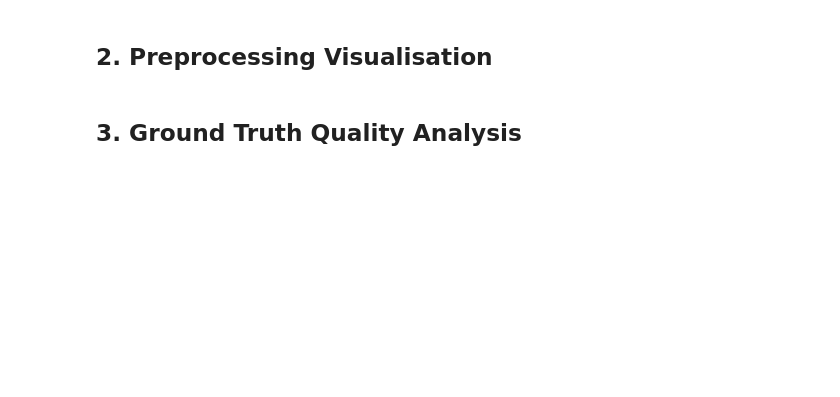
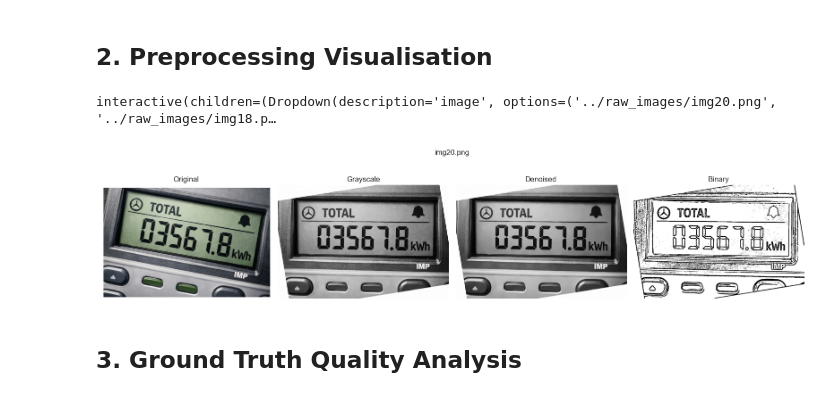
Before and after one commit to purplegeminii/ECG_OCR, a Jupyter notebook: notebooks/ecg_ocr_analysis.ipynb, the cells around one changed output. Saved outputs shown, nothing was run; the diff lists cells and outputs as text; code cells hidden in the pictures; blank space fills up the shorter version.

```diff
--- a/notebooks/ecg_ocr_analysis.ipynb
+++ b/notebooks/ecg_ocr_analysis.ipynb
@@ -67,51 +77,88 @@ plt.show()
 # %% [markdown]
 ## 2. Preprocessing Visualisation
 # %%
-import importlib
-preprocess_image_in_memory = importlib.import_module('scripts.07_inference').preprocess_image_in_memory
+# Import the actual preprocessing module to ensure consistency
+import importlib.util
+from loguru import logger
+logger.remove()
+
+spec = importlib.util.spec_from_file_location("preprocess", "../scripts/01_preprocess.py")
+if spec is None or spec.loader is None:
+    raise ImportError("Could not load preprocessing module from ../scripts/01_preprocess.py")
+preprocess_module = importlib.util.module_from_spec(spec)
+spec.loader.exec_module(preprocess_module)
 
 def show_preprocessing_steps(img_path_str):
+    """
+    Visualize preprocessing steps by executing the same code path as 01_preprocess.py
+    This guarantees the visualization matches production preprocessing exactly.
+    """
     img_path = Path(img_path_str)
     img = load_image_bgr(img_path)
 
     pre_cfg = cfg.get('preprocessing', {})
-    block_size = pre_cfg.get('adaptive_thresh_block_size', 11)
-    thresh_c   = pre_cfg.get('adaptive_thresh_c', 2)
+    target_width   = pre_cfg.get('target_width', 1000)
+    block_size     = pre_cfg.get('adaptive_thresh_block_size', 11)
+    thresh_c       = pre_cfg.get('adaptive_thresh_c', 2)
+    denoise_str    = pre_cfg.get('denoise_strength', 10)
+    do_deskew      = pre_cfg.get('deskew', True)
 
-    # Steps
-    gray    = cv2.cvtColor(img, cv2.COLOR_BGR2GRAY)
-    denoised = cv2.fastNlMeansDenoising(gray, h=10)
-    if block_size % 2 == 0: block_size += 1
-    binary  = cv2.adaptiveThreshold(denoised, 255, cv2.ADAPTIVE_THRESH_GAUSSIAN_C,
-                                     cv2.THRESH_BINARY, block_size, thresh_c)
-    kernel  = np.ones((1, 1), np.uint8)
+    # Use the actual preprocessing functions from the module
+    img = preprocess_module.resize_to_width(img, target_width)
+    img = preprocess_module.correct_perspective(img)
+
+    gray = cv2.cvtColor(img, cv2.COLOR_BGR2GRAY)
+
+    if do_deskew:
+        gray = preprocess_module.deskew(gray)
+
+    denoised = cv2.fastNlMeansDenoising(gray, h=denoise_str)
+
+    if block_size % 2 == 0:
+        block_size += 1
+    binary = cv2.adaptiveThreshold(
+        denoised, 255,
+        cv2.ADAPTIVE_THRESH_GAUSSIAN_C,
+        cv2.THRESH_BINARY,
+        block_size,
+        thresh_c
+    )
+
+    kernel = np.ones((1, 1), np.uint8)
     cleaned = cv2.morphologyEx(binary, cv2.MORPH_OPEN, kernel)
 
     fig, axes = plt.subplots(1, 4, figsize=(16, 4))
     fig.suptitle(img_path.name, fontsize=12)
 
     imgs   = [cv2.cvtColor(img, cv2.COLOR_BGR2RGB), gray, denoised, cleaned]
     titles = ['Original', 'Grayscale', 'Denoised', 'Binary']
     cmaps  = [None, 'gray', 'gray', 'gray']
 
     for ax, im, title, cmap in zip(axes, imgs, titles, cmaps):
         ax.imshow(im, cmap=cmap)
         ax.set_title(title)
         ax.axis('off')
 
     plt.tight_layout()
-    plt.show()
+    # plt.show()
+    # plt.close(fig)
 
 # Usage: change path to one of your images
 # show_preprocessing_steps('../raw_images/sample_meter.jpg')
+
+img_extentions = ['*.jpg', '*.jpeg', '*.png']
+raw_imgs = [Path('../raw_images').glob(pattern) for pattern in img_extentions]
 
 raw_imgs = list(Path('../raw_images').glob('*.jpg')) + list(Path('../raw_images').glob('*.png'))
 if raw_imgs:
     @interact(image=[str(p) for p in raw_imgs[:20]])
     def interactive_preprocess(image):
         show_preprocessing_steps(image)
 else:
     print('Add images to raw_images/ to see preprocessing visualisation')
+# %% [output]
+interactive(children=(Dropdown(description='image', options=('../raw_images/img20.png', '../raw_images/img18.p…
+[figure, added]
 # %% [markdown]
 ## 3. Ground Truth Quality Analysis
 # %%
```
Also changed, not shown: parts of 5 cells of this notebook, 4 other files.
